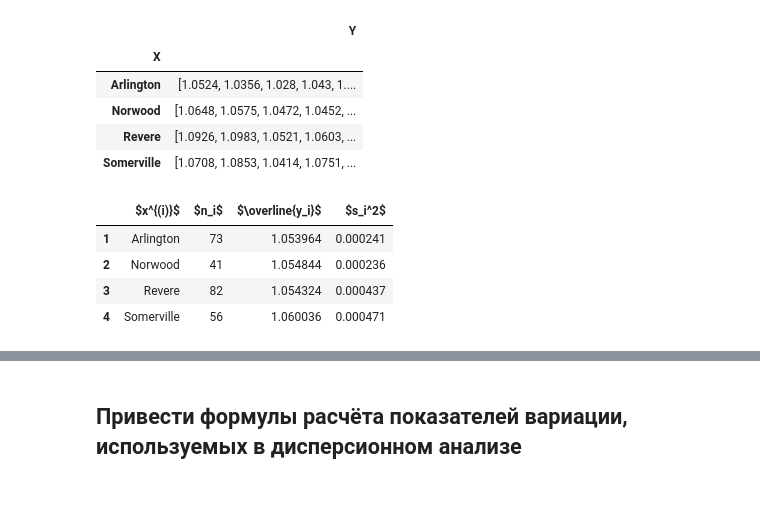
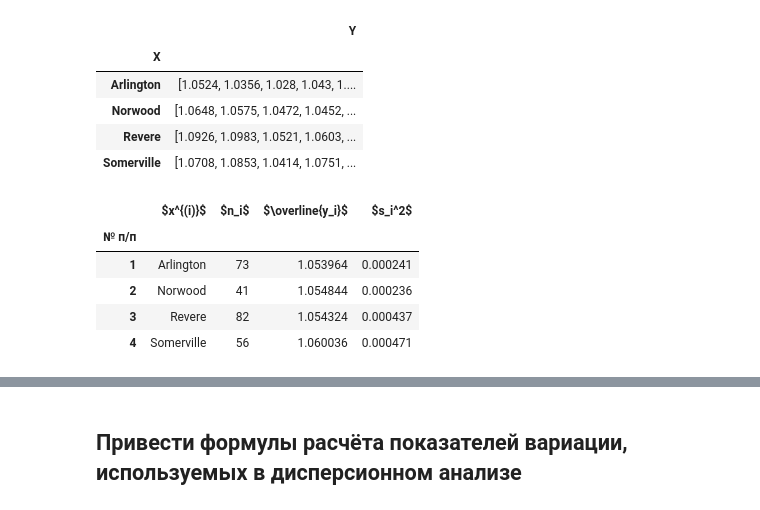
Before and after one commit to retrobannerS/mephi_stats, a Jupyter notebook: bdz/var_2/notebook.ipynb, the cells around one changed output, grey strips where cells are left out. Cells and saved outputs as stored; diff of their text form; code cells hidden in the pictures.

```diff
--- a/bdz/var_2/notebook.ipynb
+++ b/bdz/var_2/notebook.ipynb
@@ -65,7 +71,7 @@ Name: 2, dtype: object
 variant_dict = dict()
 for tasks in datas.index:
     for task in tasks.split(", "):
-        variant_dict[task] = datas[tasks].split(" ")
+        variant_dict[task] = datas[tasks].replace("С", "C").replace("А", "A").split(" ")
 
 print(variant_dict)
 # %% [output]
@@ -2038,14 +2067,15 @@ df
 | Revere | [1.0926, 1.0983, 1.0521, 1.0603, ... |
 | Somerville | [1.0708, 1.0853, 1.0414, 1.0751, ... |
 # %%
-groups = pd.DataFrame(index=range(1, k + 1))
+groups = pd.DataFrame(index=pd.Index(range(1, k + 1), name="№ п/п"))
 groups[r"$x^{(i)}$"] = df.index
 groups[r"$n_i$"] = df["Y"].apply(len).values
 groups[r"$\overline{y_i}$"] = df["Y"].apply(np.mean).values
 groups[r"$s_i^2$"] = df["Y"].apply(np.var, ddof=0).values
 groups
 # %% [output]
 |  | $x^{(i)}$ | $n_i$ | $\overline{y_i}$ | $s_i^2$ |
+| № п/п |  |  |  |  |
 | 1 | Arlington | 73 | 1.053964 | 0.000241 |
 | 2 | Norwood | 41 | 1.054844 | 0.000236 |
 | 3 | Revere | 82 | 1.054324 | 0.000437 |
```
Also changed, not shown: parts of 82 cells of this notebook, 1 other file.
